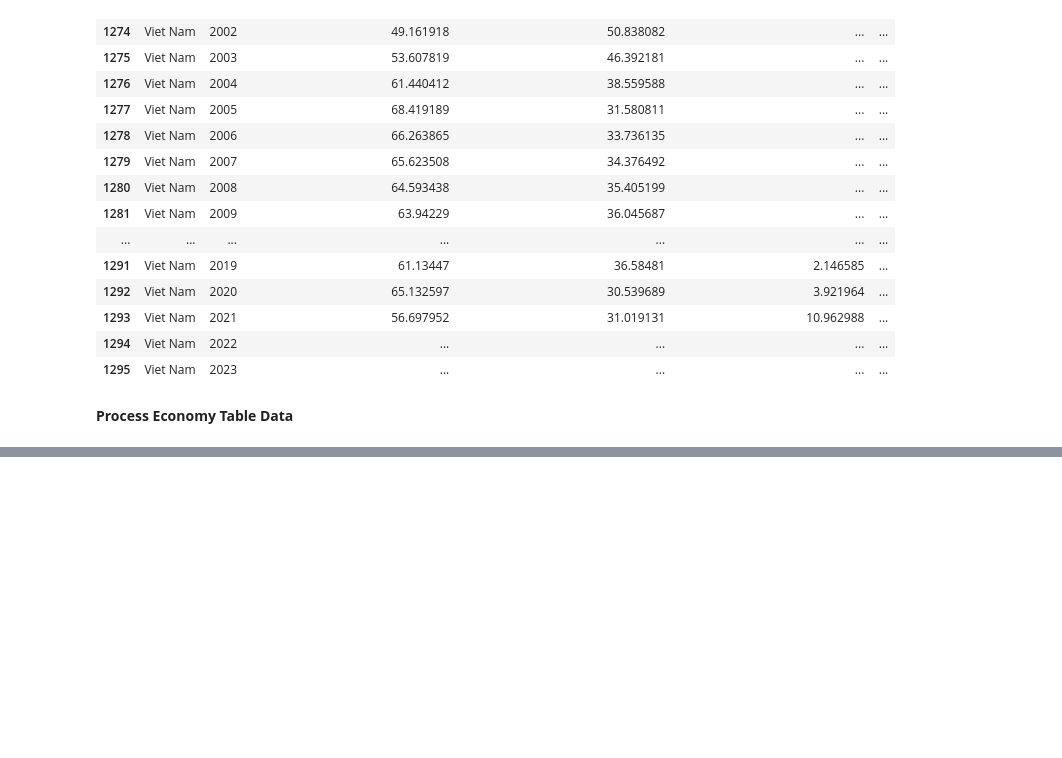
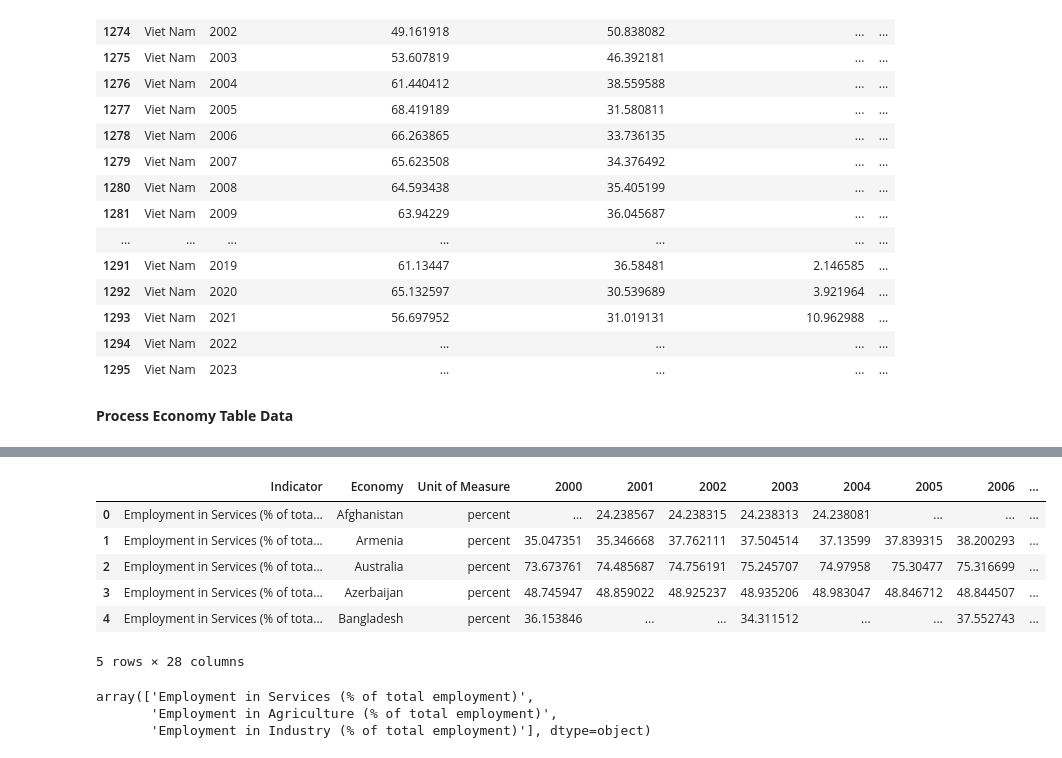
Before and after one commit to giakhang1906/Economic-Capstone, a Jupyter notebook: Data_Processing.ipynb, the cells around one changed output, grey strips where cells are left out. Cells and saved outputs as stored; diff of their text form; code cells hidden in the pictures; blank space fills up the shorter version.

```diff
--- a/Data_Processing.ipynb
+++ b/Data_Processing.ipynb
@@ -652,0 +772,16 @@ df_electricity[df_electricity['Country'] == 'Viet Nam']
+# %%
+employment_share.head()
+# %% [output]
+|  | Indicator | Economy | Unit of Measure | 2000 | 2001 | 2002 | 2003 | 2004 | 2005 | 2006 | ... |
+| 0 | Employment in Services (% of tota... | Afghanistan | percent | ... | 24.238567 | 24.238315 | 24.238313 | 24.238081 | ... | ... | ... |
+| 1 | Employment in Services (% of tota... | Armenia | percent | 35.047351 | 35.346668 | 37.762111 | 37.504514 | 37.13599 | 37.839315 | 38.200293 | ... |
+| 2 | Employment in Services (% of tota... | Australia | percent | 73.673761 | 74.485687 | 74.756191 | 75.245707 | 74.97958 | 75.30477 | 75.316699 | ... |
+| 3 | Employment in Services (% of tota... | Azerbaijan | percent | 48.745947 | 48.859022 | 48.925237 | 48.935206 | 48.983047 | 48.846712 | 48.844507 | ... |
+| 4 | Employment in Services (% of tota... | Bangladesh | percent | 36.153846 | ... | ... | 34.311512 | ... | ... | 37.552743 | ... |
+5 rows × 28 columns
+# %%
+employment_share["Indicator"].unique()
+# %% [output]
+array(['Employment in Services (% of total employment)',
+       'Employment in Agriculture (% of total employment)',
+       'Employment in Industry (% of total employment)'], dtype=object)
```
Also changed, not shown: parts of 18 cells of this notebook.
